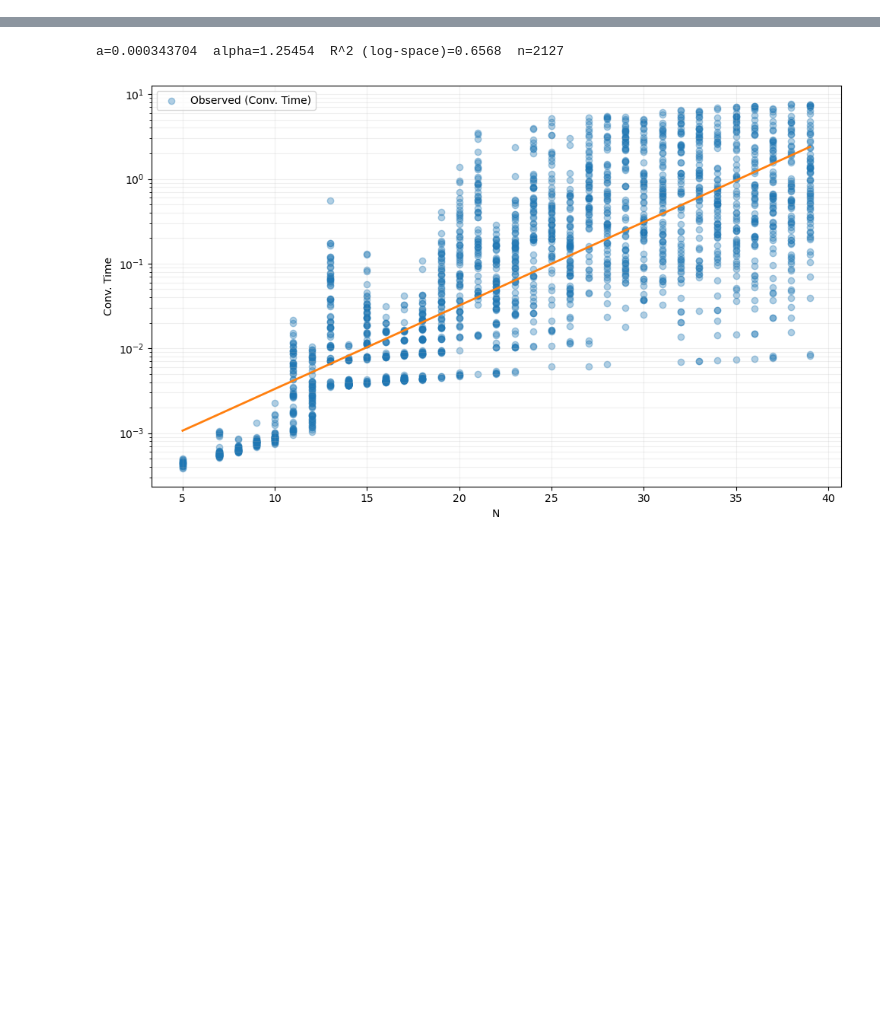
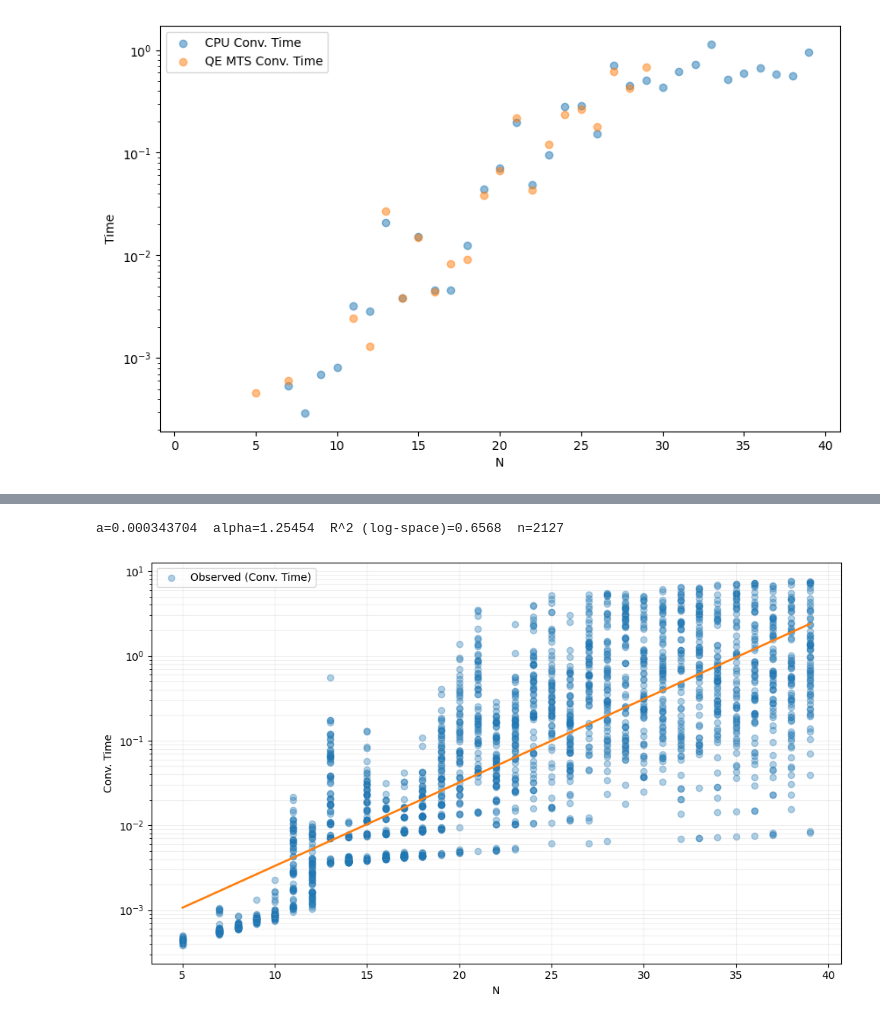
Before and after one commit to chtang-hmc/2026-NVIDIA, a Jupyter notebook: analyze_benchmark.ipynb, the cells around one changed output, grey strips where cells are left out. Drawn from its saved outputs; the diff is of its cells as text; code cells hidden in the pictures; blank space fills up the shorter version.

```diff
--- a/analyze_benchmark.ipynb
+++ b/analyze_benchmark.ipynb
@@ -21,0 +35,18 @@ plt.show()
+# %%
+# find median convergence time and total time for each N
+cpu_median_conv_time = cpu_benchmark_data.groupby('N')['Conv. Time'].median()
+gpu_median_conv_time = gpu_benchmark_data.groupby('N')['Conv. Time'].median()
+qe_tsm_median_conv_time = qe_tsm_benchmark_data.groupby('N')['MTS Conv. Time'].median()
+# %%
+# plot the median convergence time and total time for each N
+plt.figure(figsize=(10, 6))
+plt.scatter(cpu_median_conv_time.index, cpu_median_conv_time, label='CPU Conv. Time', alpha=0.5)
+# plt.scatter(gpu_median_conv_time.index, gpu_median_conv_time, label='GPU Conv. Time', alpha=0.5)
+plt.scatter(qe_tsm_median_conv_time.index, qe_tsm_median_conv_time, label='QE MTS Conv. Time', alpha=0.5)
+plt.xlabel('N')
+plt.ylabel('Time')
+plt.yscale('log')
+plt.legend()
+plt.show()
+# %% [output]
+[figure, added]
```
Also changed, not shown: parts of 4 cells of this notebook.
